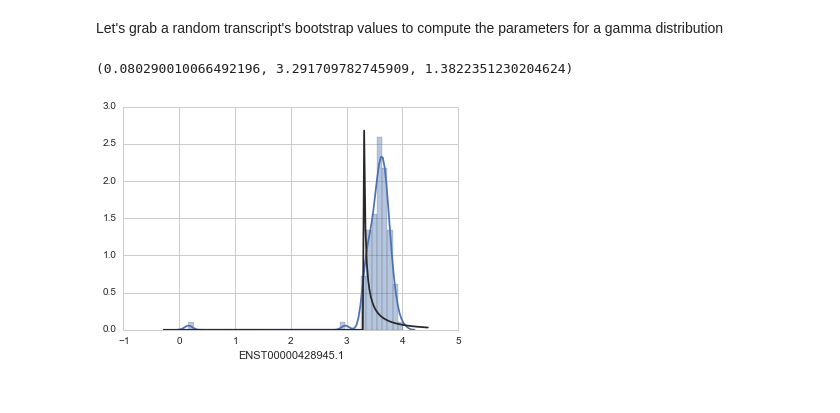
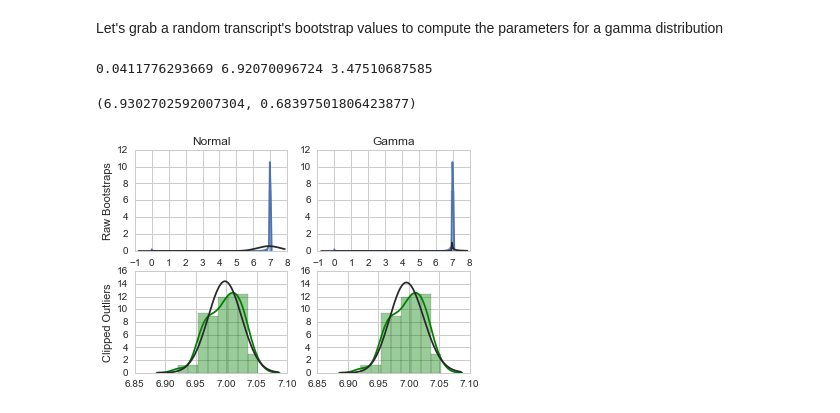
Before and after one commit to jvivian/ipython_notebooks, a Jupyter notebook: kallisto_boostraps/Kallisto Bootstraps.ipynb, the cells around one changed output. Cells and saved outputs as stored; diff of their text form; code cells hidden in the pictures.

Commit message:
Kallisto bootstrap analysis

```diff
--- a/kallisto_boostraps/Kallisto Bootstraps.ipynb
+++ b/kallisto_boostraps/Kallisto Bootstraps.ipynb
@@ -272,15 +272,35 @@ from scipy.stats import gamma, norm
 Let's grab a random transcript's bootstrap values to compute the parameters for a gamma distribution
 # %%
 transcript = random_set[2]
+# %%
+a, loc, scale = gamma.fit(tcga_h5['tcga_1'].loc[transcript])
+#rv = gamma(a, loc, scale)
+print(a, loc, scale)
+# %% [output]
+0.0411776293669 6.92070096724 3.47510687585
 # %%
-gamma.fit(tcga_h5['tcga_1'].loc[transcript])
+norm.fit(tcga_h5['tcga_1'].loc[transcript])
 # %% [output]
-(0.080290010066492196, 3.291709782745909, 1.3822351230204624)
+(6.9302702592007304, 0.68397501806423877)
-# %%
-sns.distplot(tcga_h5['tcga_1'].loc[transcript], fit=gamma)
-plt.savefig('Gamma_example.pdf')
-# %% [output]
-[figure, removed]
+# %%
+def reject_outliers(data, m=2):
+    return data[abs(data - np.mean(data)) < m * np.std(data)]
+# %%
+f, axarr = plt.subplots(2, 2)
+sns.distplot(tcga_h5['tcga_1'].loc[transcript], fit=norm, ax=axarr[0, 0])
+sns.distplot(tcga_h5['tcga_1'].loc[transcript], fit=gamma, ax=axarr[0, 1])
+sns.distplot(reject_outliers(tcga_h5['tcga_1'].loc[transcript]), fit=norm, ax=axarr[1, 0], axlabel=False, color='g')
+sns.distplot(reject_outliers(tcga_h5['tcga_1'].loc[transcript]), fit=gamma, ax=axarr[1, 1], axlabel=False, color='g')
+#x = np.linspace(-1,5,1000)
+#plt.plot(x,rv.pdf(x))
+#plt.plot()
+axarr[0,0].set_title('Normal')
+axarr[0, 1].set_title('Gamma')
+axarr[0, 0].set_ylabel('Raw Bootstraps')
+axarr[1,0].set_ylabel('Clipped Outliers')
+plt.savefig('gamma_vs_norm.png', dpi=300)
+# %% [output]
+[figure, added]
 # %%
 print(min(tcga_h5['tcga_1'].loc[transcript]))
 print(max(tcga_h5['tcga_1'].loc[transcript]))
```
Also changed, not shown: parts of 8 cells of this notebook, 6 other files.
